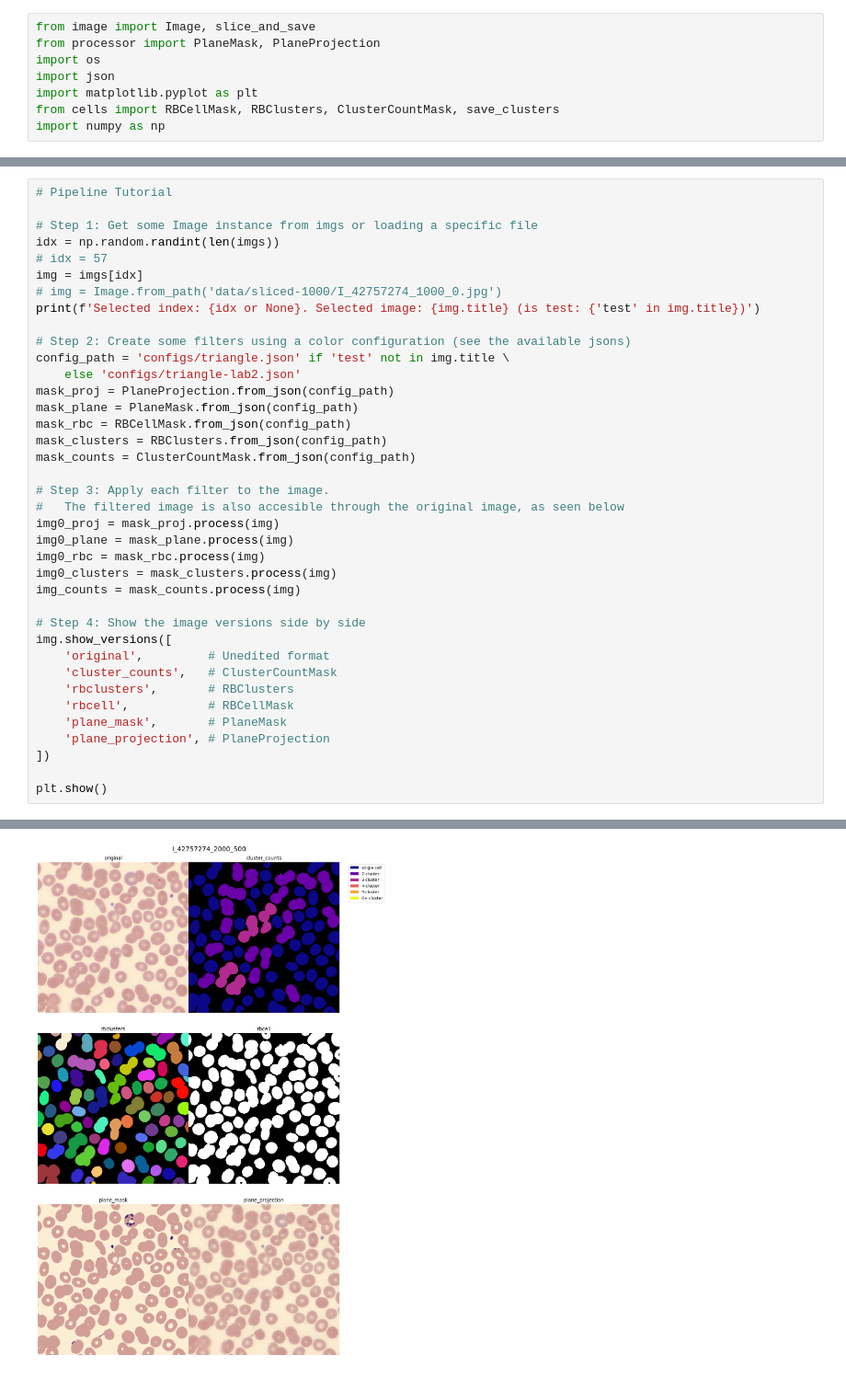
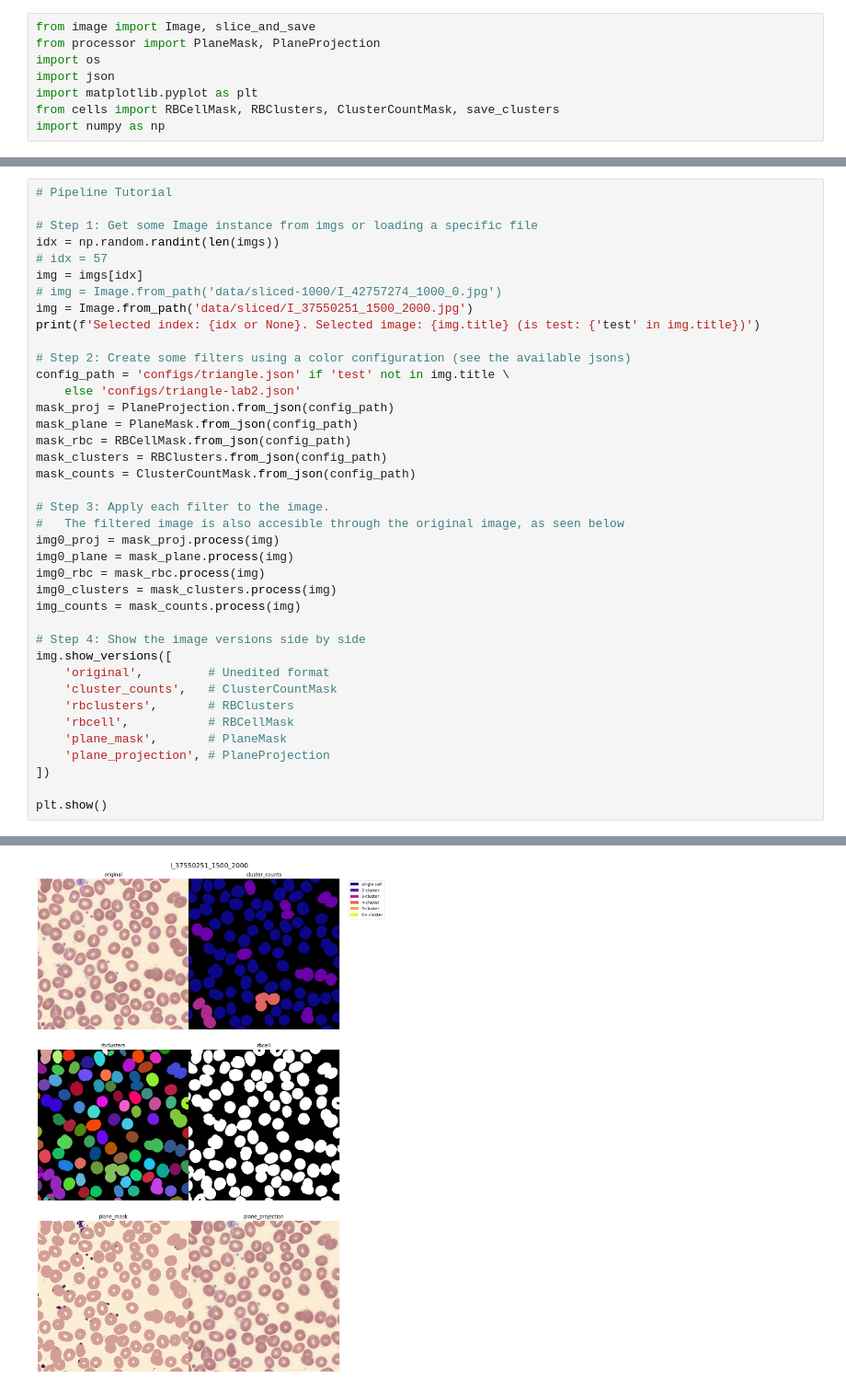
Before and after one commit to ferapagar-at-berkeley/rouleaux, a Jupyter notebook: main.ipynb, the cells around one changed output, grey strips where cells are left out. Shown at 92% size. Saved outputs shown, nothing was run; the diff lists cells and outputs as text.

```diff
--- a/main.ipynb
+++ b/main.ipynb
@@ -33,6 +32,7 @@ idx = np.random.randint(len(imgs))
 # idx = 57
 img = imgs[idx]
 # img = Image.from_path('data/sliced-1000/I_42757274_1000_0.jpg')
+img = Image.from_path('data/sliced/I_37550251_1500_2000.jpg')
 print(f'Selected index: {idx or None}. Selected image: {img.title} (is test: {'test' in img.title})')
 
 # Step 2: Create some filters using a color configuration (see the available jsons)
@@ -68,4 +68,4 @@ Selected index: 44. Selected image: I_42757274_2000_500 (is test: False)
-[figure, old version]
+[figure, new version]
 # %%
 def load_json(path):
     with open(path, 'r') as f:
```
Also changed, not shown: parts of 3 cells of this notebook, 5 other files.
